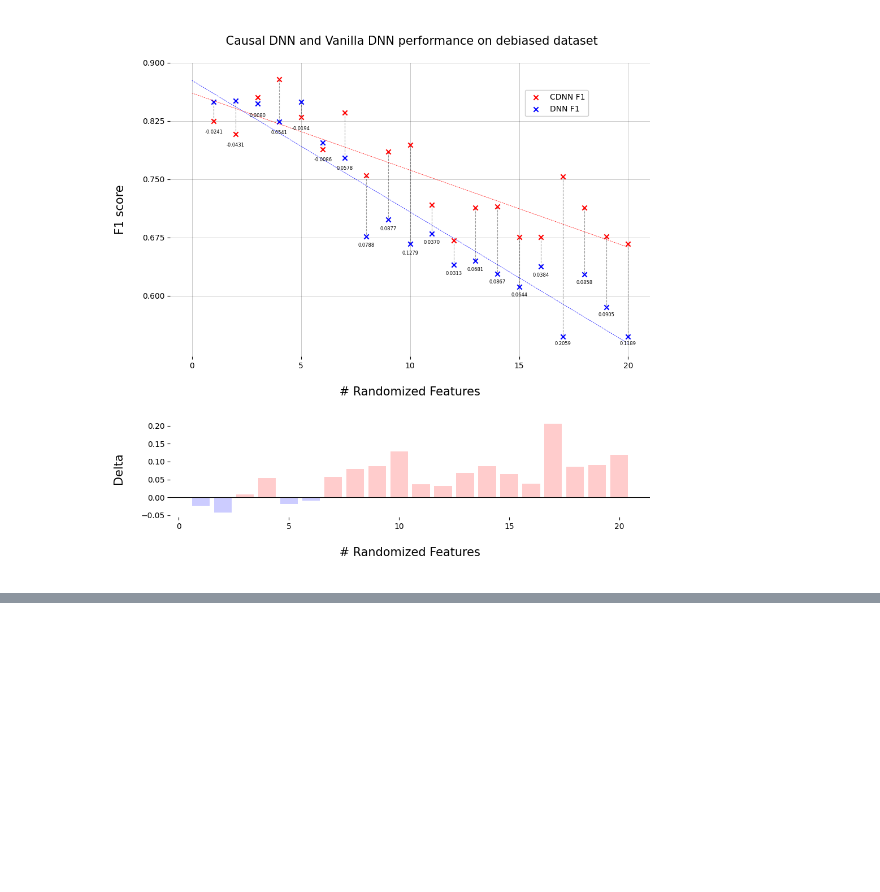
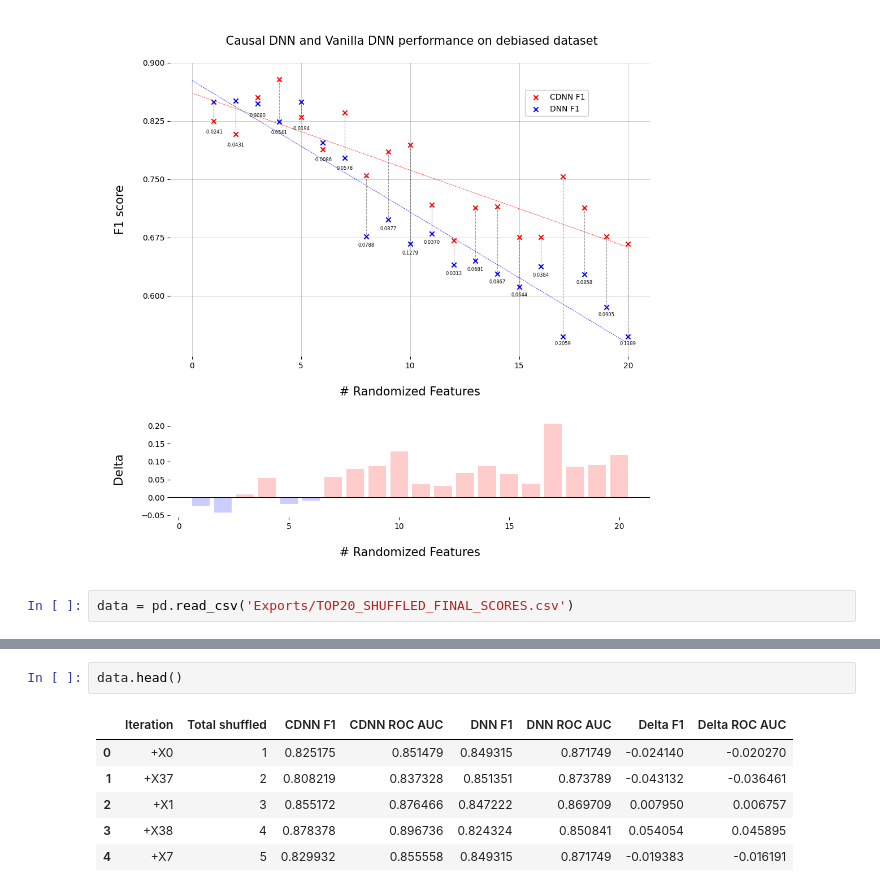
Before and after one commit to sweetpastabox/Causal-HMM, a Jupyter notebook: Causal_HMM.ipynb, the cells around one changed output, grey strips where cells are left out. Drawn from its saved outputs; the diff is of its cells as text; blank space fills up the shorter version.

```diff
--- a/Causal_HMM.ipynb
+++ b/Causal_HMM.ipynb
@@ -1407,3 +1415,5 @@ plt.show()
 # %% [output]
 <Figure size 1200x1200 with 0 Axes>
 [figure]
+# %%
+data = pd.read_csv('Exports/TOP20_SHUFFLED_FINAL_SCORES.csv')
@@ -1409,0 +1437,9 @@ plt.show()
+# %%
+data.head()
+# %% [output]
+|  | Iteration | Total shuffled | CDNN F1 | CDNN ROC AUC | DNN F1 | DNN ROC AUC | Delta F1 | Delta ROC AUC |
+| 0 | +X0 | 1 | 0.825175 | 0.851479 | 0.849315 | 0.871749 | -0.024140 | -0.020270 |
+| 1 | +X37 | 2 | 0.808219 | 0.837328 | 0.851351 | 0.873789 | -0.043132 | -0.036461 |
+| 2 | +X1 | 3 | 0.855172 | 0.876466 | 0.847222 | 0.869709 | 0.007950 | 0.006757 |
+| 3 | +X38 | 4 | 0.878378 | 0.896736 | 0.824324 | 0.850841 | 0.054054 | 0.045895 |
+| 4 | +X7 | 5 | 0.829932 | 0.855558 | 0.849315 | 0.871749 | -0.019383 | -0.016191 |
```
Also changed, not shown: parts of 12 cells of this notebook.
